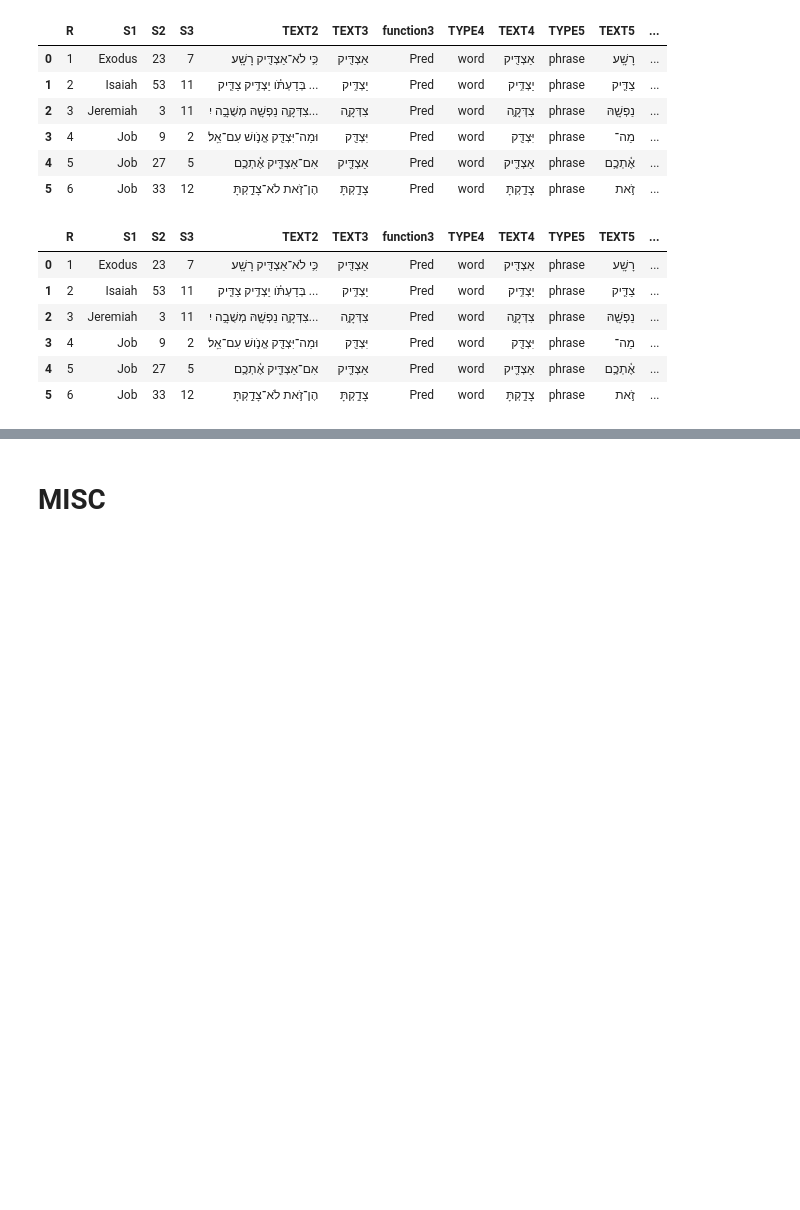
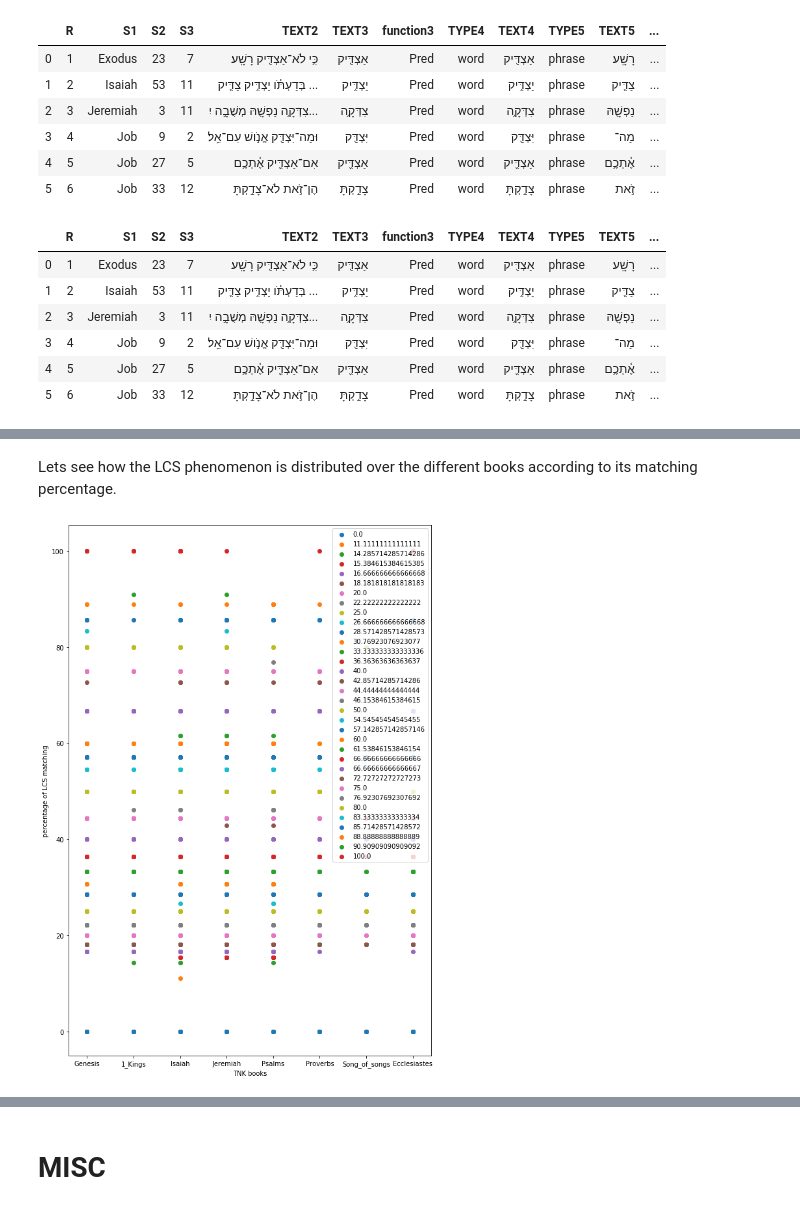
Before and after one commit to oliverglanz/Text-Fabric, a Jupyter notebook: LCS/0000_ETCBC-TF_2101-BHS_ETCBC_LCS_o.glanz _prof-edition.ipynb, the cells around one changed output, grey strips where cells are left out. Cells and saved outputs as stored; diff of their text form; code cells hidden in the pictures; blank space fills up the shorter version.

```diff
--- a/LCS/0000_ETCBC-TF_2101-BHS_ETCBC_LCS_o.glanz _prof-edition.ipynb
+++ b/LCS/0000_ETCBC-TF_2101-BHS_ETCBC_LCS_o.glanz _prof-edition.ipynb
@@ -403,0 +640,2 @@ For our research we are interested in displaying:
+# %%
+PredObjWordListsXL['Predlength']=PredObjWordListsXL.apply(lambda row : len(row['g_cons_utf84']), axis = 1)
@@ -403,0 +720,14 @@ For our research we are interested in displaying:
+# %% [markdown]
+Lets see how the LCS phenomenon is distributed over the different books according to its matching percentage.
+# %%
+fig, ax = plt.subplots()
+fig.set_size_inches(10, 15)
+
+for S1, df in PredObjWordListsXL.groupby('LCSObjcPredMeanMatch'):
+    ax.scatter(x="S1", y="LCSObjcPredMeanMatch", data=df, label=S1)
+
+ax.set_xlabel("TNK books")
+ax.set_ylabel("percentage of LCS matching")
+ax.legend();
+# %% [output]
+[figure, added]
```
Also changed, not shown: parts of 76 cells of this notebook.
